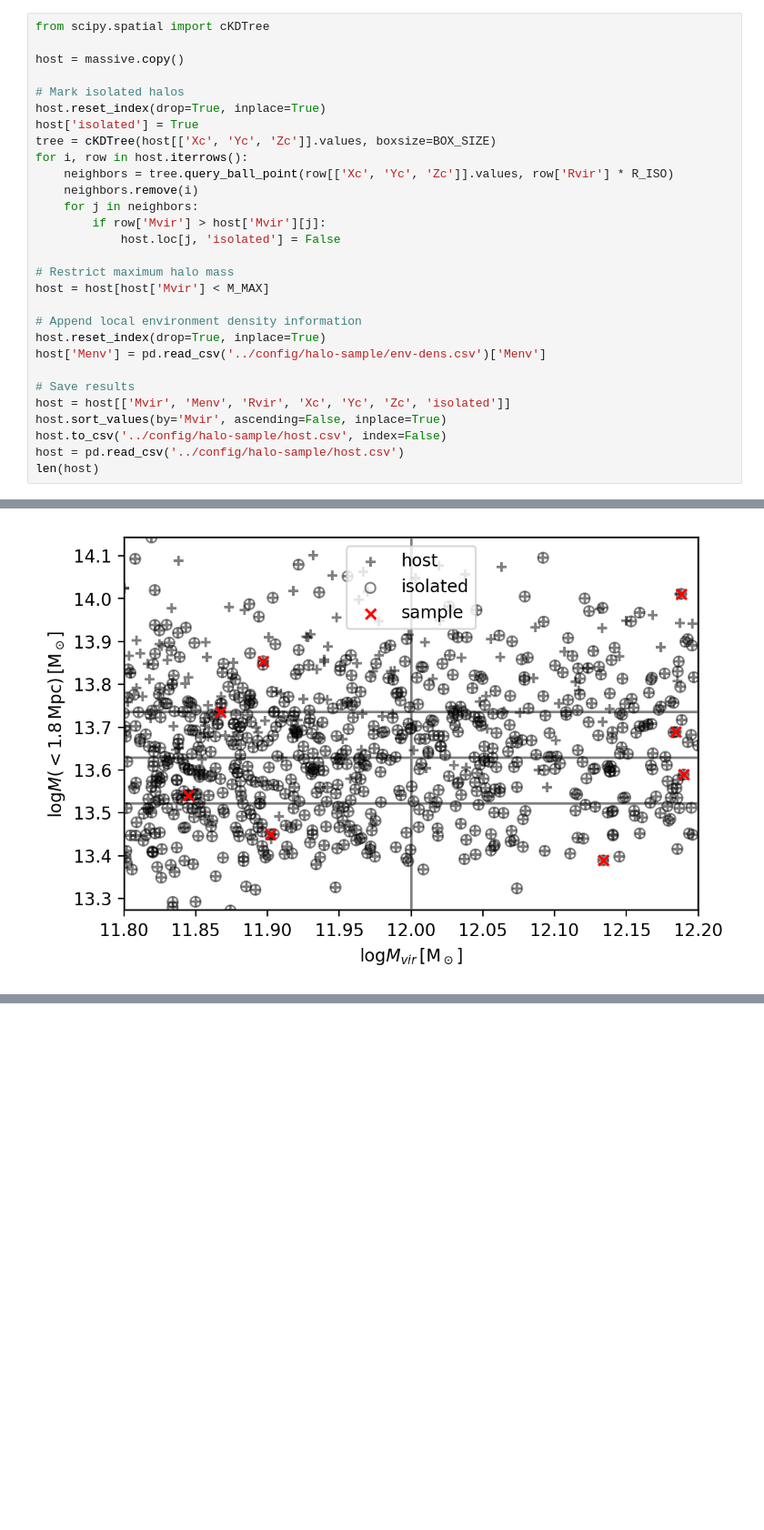
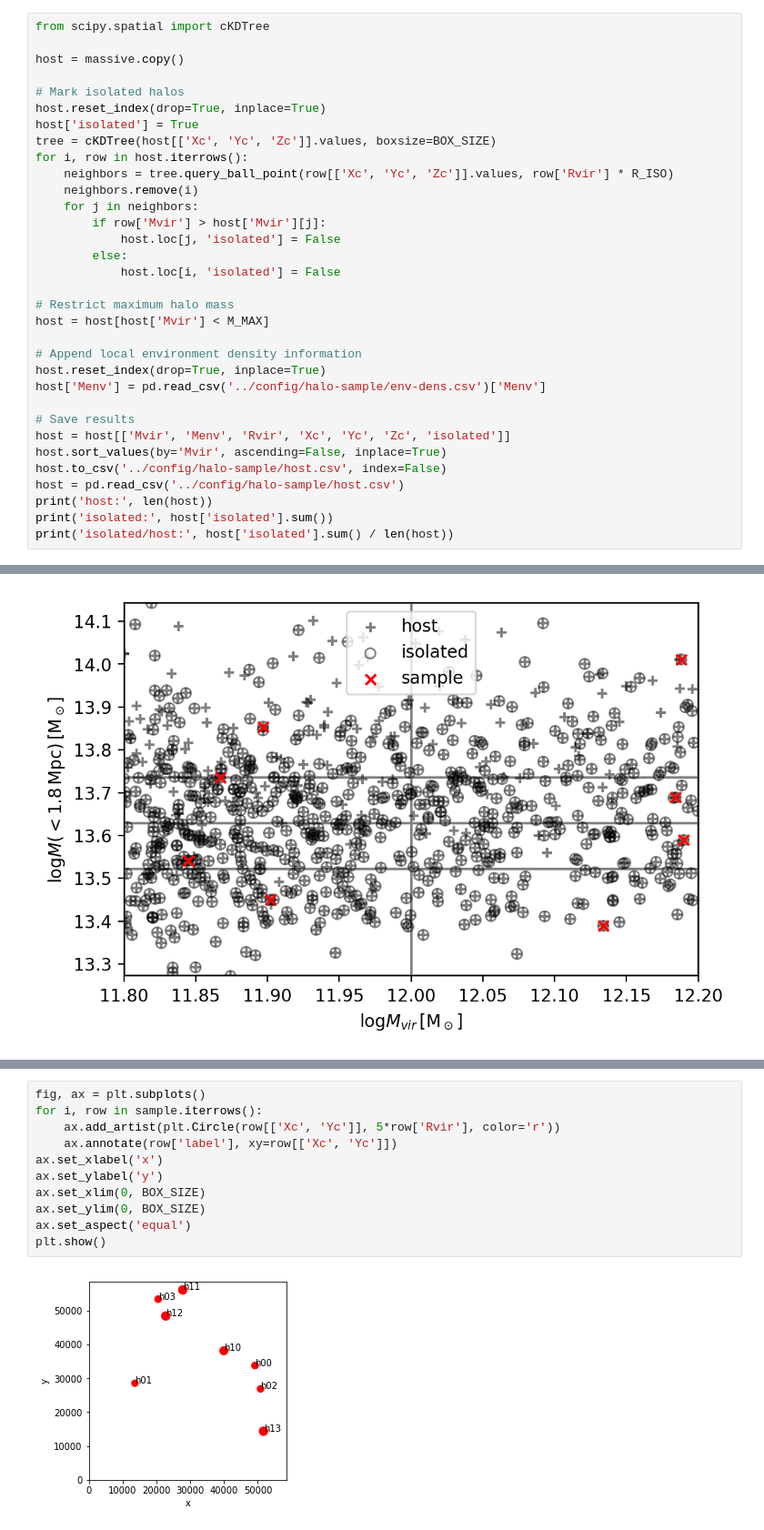
Before and after one commit to qobilidop/fire-lbg-suite, a Jupyter notebook: notebook/sample-selection.ipynb, the cells around one changed output, grey strips where cells are left out. Shown at 91% size. Cells and saved outputs as stored; diff of their text form; blank space fills up the shorter version.

Commit message:
Update sample selection notebook
- Correct how isolation is defined, though results stay the same.
- Add 3D viz of sample halo positions.

```diff
--- a/notebook/sample-selection.ipynb
+++ b/notebook/sample-selection.ipynb
@@ -82,6 +82,8 @@ for i, row in host.iterrows():
     for j in neighbors:
         if row['Mvir'] > host['Mvir'][j]:
             host.loc[j, 'isolated'] = False
+        else:
+            host.loc[i, 'isolated'] = False
 
 # Restrict maximum halo mass
 host = host[host['Mvir'] < M_MAX]
@@ -95,5 +97,7 @@ host = host[['Mvir', 'Menv', 'Rvir', 'Xc', 'Yc', 'Zc', 'isolated']]
 host.sort_values(by='Mvir', ascending=False, inplace=True)
 host.to_csv('../config/halo-sample/host.csv', index=False)
 host = pd.read_csv('../config/halo-sample/host.csv')
-len(host)
+print('host:', len(host))
+print('isolated:', host['isolated'].sum())
+print('isolated/host:', host['isolated'].sum() / len(host))
 # %% [output]
@@ -161,0 +175,13 @@ plt.show()
+# %%
+fig, ax = plt.subplots()
+for i, row in sample.iterrows():
+    ax.add_artist(plt.Circle(row[['Xc', 'Yc']], 5*row['Rvir'], color='r'))
+    ax.annotate(row['label'], xy=row[['Xc', 'Yc']])
+ax.set_xlabel('x')
+ax.set_ylabel('y')
+ax.set_xlim(0, BOX_SIZE)
+ax.set_ylim(0, BOX_SIZE)
+ax.set_aspect('equal')
+plt.show()
+# %% [output]
+[figure, added]
```
Also changed, not shown: parts of 4 cells of this notebook.
